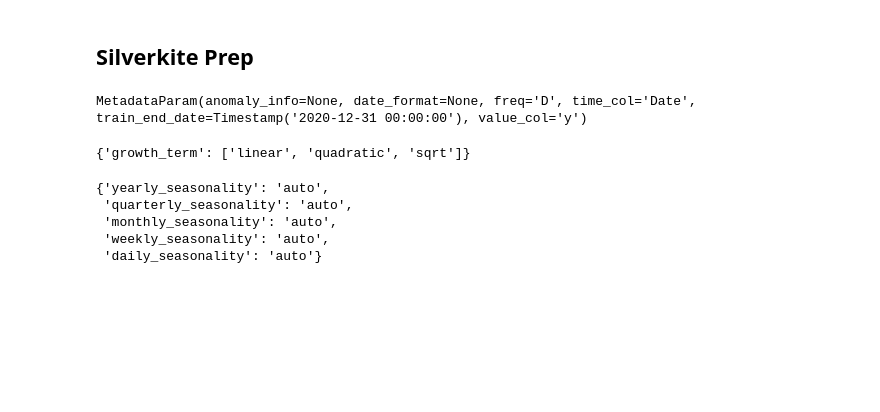
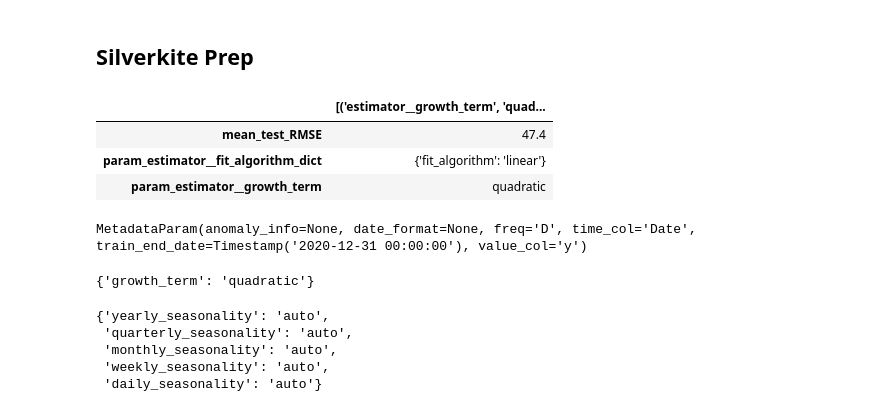
Before and after one commit to mrcruz117/linkedin-silverkite-forecast-templates, a Jupyter notebook: LinkedIn_Silverkite_Forecast_Template.ipynb, the cells around one changed output. Saved outputs shown, nothing was run; the diff lists cells and outputs as text; code cells hidden in the pictures; blank space fills up the shorter version.

Commit message:
fitting with tuned params

```diff
--- a/LinkedIn_Silverkite_Forecast_Template.ipynb
+++ b/LinkedIn_Silverkite_Forecast_Template.ipynb
@@ -74,3 +74,13 @@ df.head(0)
 |  | Date | y | Easter | Thanksgiving | Christmas | Temperature | Marketing |
 # %% [markdown]
 ## Silverkite Prep
+# %%
+# Load the tuned parameters
+parameters = pd.read_csv("Forecasting Product/best_params_silverkite.csv",
+                         index_col = 0)
+parameters
+# %% [output]
+|  | [('estimator__growth_term', 'quad... |
+| mean_test_RMSE | 47.4 |
+| param_estimator__fit_algorithm_dict | {'fit_algorithm': 'linear'} |
+| param_estimator__growth_term | quadratic |
@@ -86,13 +100,13 @@ metadata
 # %% [output]
 MetadataParam(anomaly_info=None, date_format=None, freq='D', time_col='Date', train_end_date=Timestamp('2020-12-31 00:00:00'), value_col='y')
 # %%
-# growth term possibilities
+# growth term
 growth =  dict(
-    growth_term=["linear", "quadratic", "sqrt"]
+    growth_term=growth_term_param,
 )
 growth
 # %% [output]
-{'growth_term': ['linear', 'quadratic', 'sqrt']}
+{'growth_term': 'quadratic'}
 # %%
 # seasonalities
 seasonality = dict(
```
Also changed, not shown: parts of 4 cells of this notebook.
